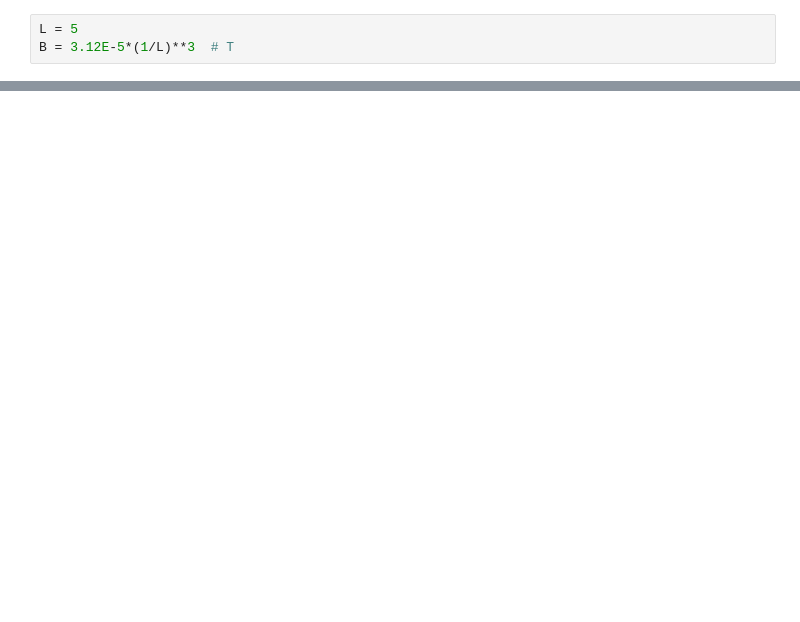
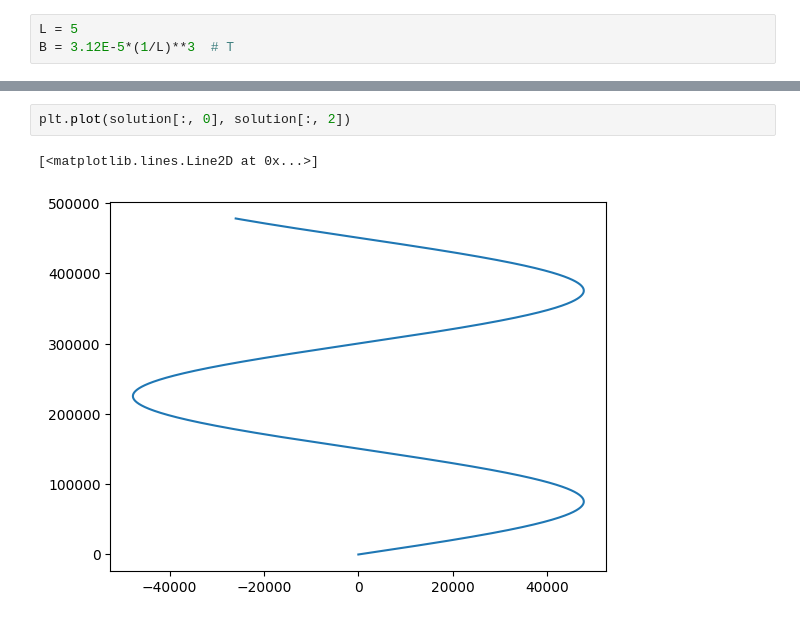
Before and after one commit to mshumko/p68_f22, a Jupyter notebook: bounce_motion/cyclotron.ipynb, the cells around one changed output, grey strips where cells are left out. Cells and saved outputs as stored; diff of their text form; blank space fills up the shorter version.

```diff
--- a/bounce_motion/cyclotron.ipynb
+++ b/bounce_motion/cyclotron.ipynb
@@ -45,0 +78,5 @@ plt.plot(solution[:, 0], solution[:, 2])
+# %%
+plt.plot(solution[:, 0], solution[:, 2])
+# %% [output]
+[<matplotlib.lines.Line2D at 0x...>]
+[figure, added]
```
Also changed, not shown: parts of 8 cells of this notebook.
